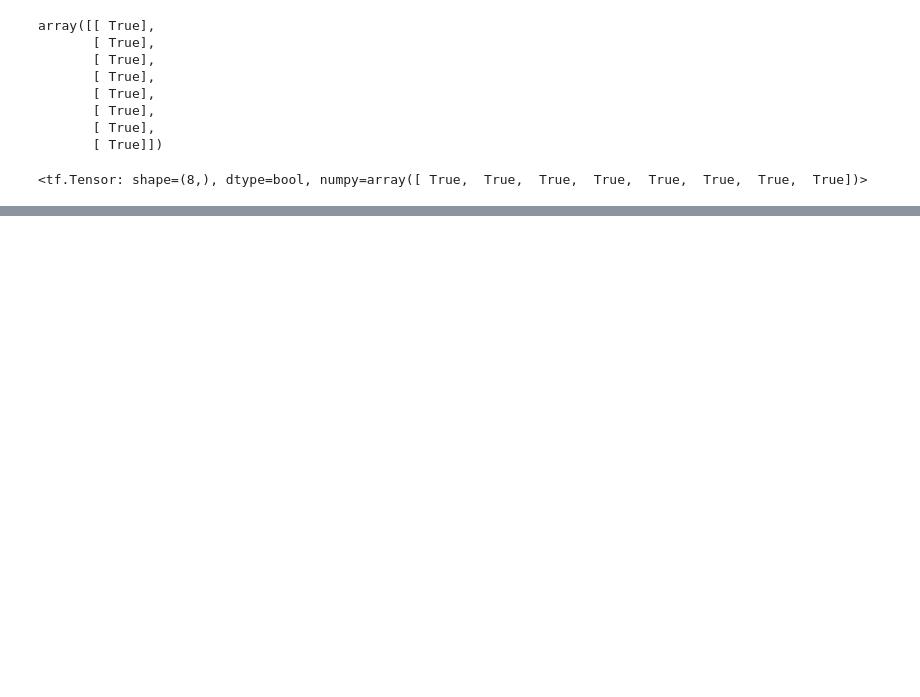
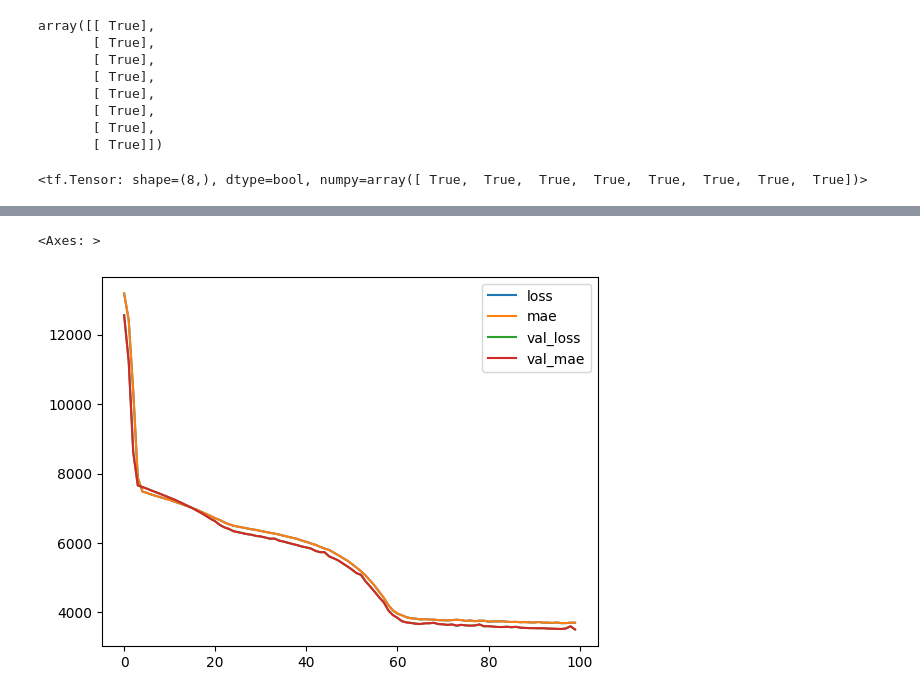
Before and after one commit to ryzhokhina/Tensorflow-Dev-Exam-Preparation, a Jupyter notebook: 01_tensorflow_NN_regression.ipynb, the cells around one changed output, grey strips where cells are left out. Drawn from its saved outputs; the diff is of its cells as text; code cells hidden in the pictures; blank space fills up the shorter version.

```diff
--- a/01_tensorflow_NN_regression.ipynb
+++ b/01_tensorflow_NN_regression.ipynb
@@ -335,0 +411,2 @@ tf.squeeze(y2) == y_predict
+# %%
+Y = data_insurance.charges
@@ -335,0 +428,3 @@ tf.squeeze(y2) == y_predict
+# %%
+np.random.seed(42)
+X_train, X_val, y_train, y_val = train_test_split(X_data, Y, test_size = 0.2, random_state = 42)
@@ -335,0 +444,9 @@ tf.squeeze(y2) == y_predict
+# %%
+insurance_model = tf.keras.Sequential()
+insurance_model.add(tf.keras.layers.Input((11,)))
+insurance_model.add(tf.keras.layers.Dense(100))
+insurance_model.add(tf.keras.layers.Dense(100))
+insurance_model.add(tf.keras.layers.Dense(1))
+
+insurance_model.compile(optimizer = tf.keras.optimizers.Adam(), loss = tf.keras.losses.mae, metrics = ['mae'])
+insurance_model.summary()
@@ -335,0 +469,2 @@ tf.squeeze(y2) == y_predict
+# %%
+history = insurance_model.fit(X_train, y_train, epochs = 100, validation_data= (X_val, y_val))
@@ -335,0 +489,5 @@ tf.squeeze(y2) == y_predict
+# %%
+pd.DataFrame(history.history).plot()
+# %% [output]
+<Axes: >
+[figure, added]
```
Also changed, not shown: parts of 59 cells of this notebook.
